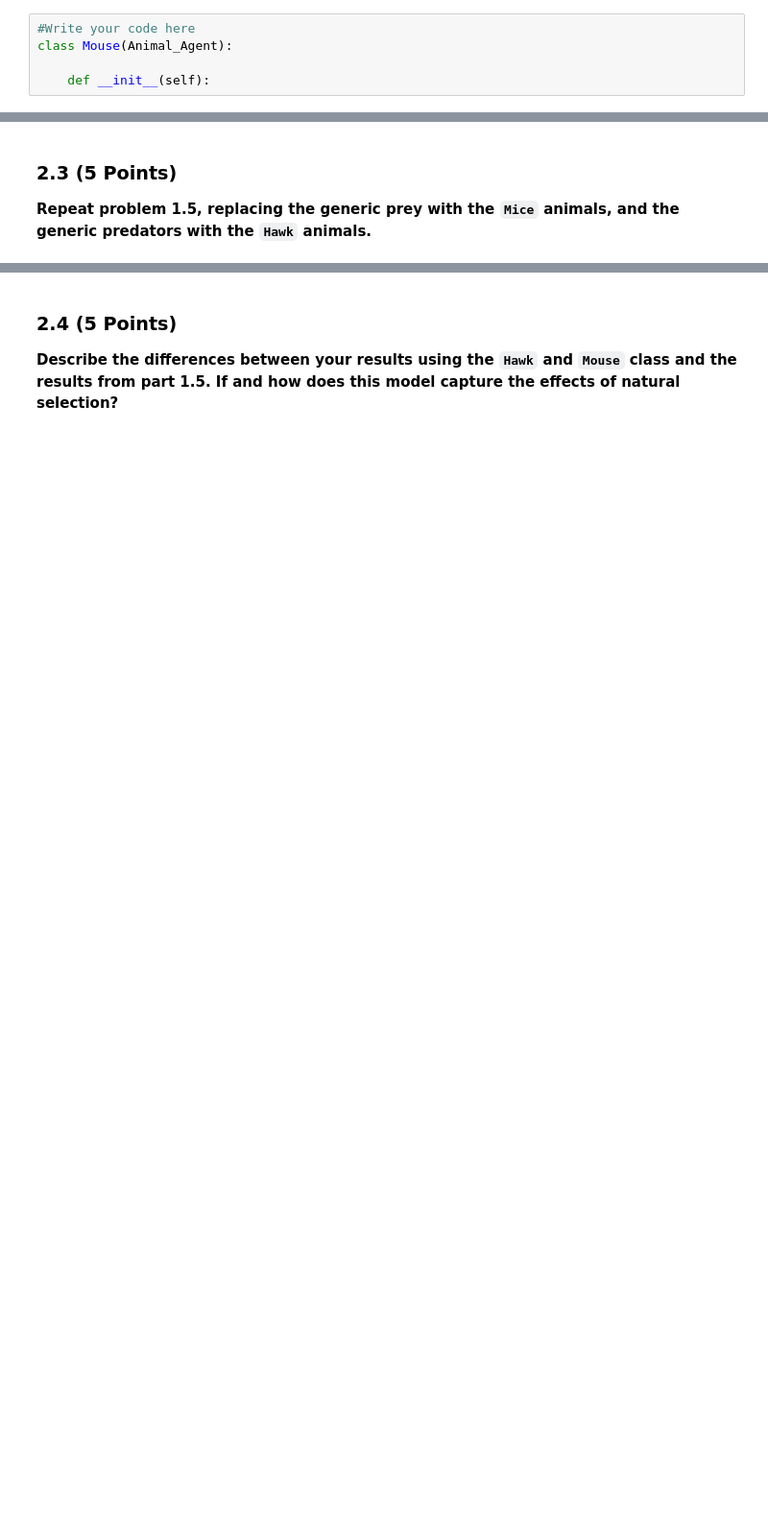
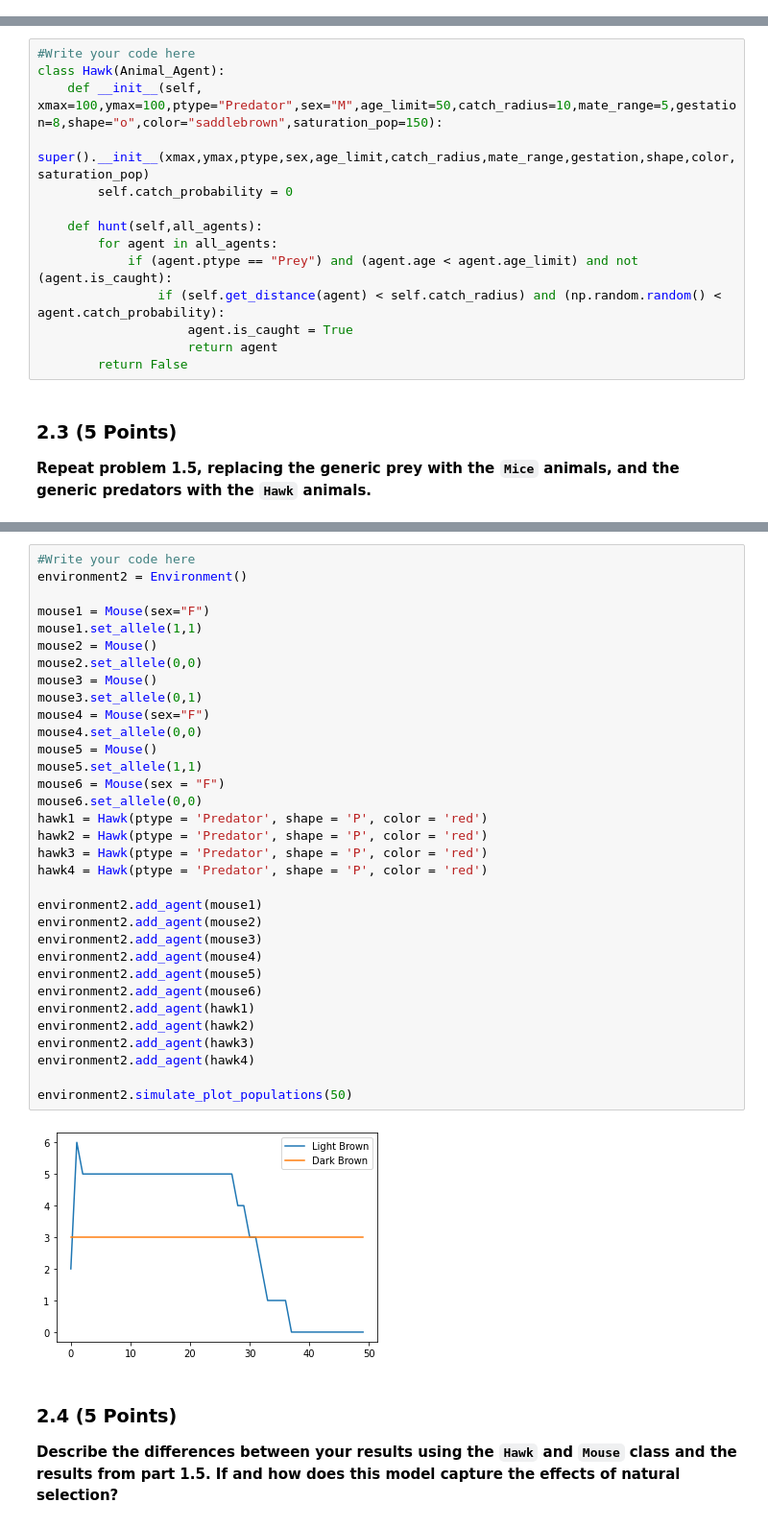
Before and after one commit to koehle61/CMSE202-s23-turnin, a Jupyter notebook: hw_03/HW3_ABMs_STUDENT.ipynb, the cells around one changed output, grey strips where cells are left out. Shown: that part at 96% size. Saved outputs shown, nothing was run; the diff lists cells and outputs as text; blank space fills up the shorter version.

Commit message:
last commit, finished part 2, added the new mouse and hawk classes and ran simulation again

```diff
--- a/hw_03/HW3_ABMs_STUDENT.ipynb
+++ b/hw_03/HW3_ABMs_STUDENT.ipynb
@@ -159,8 +159,3 @@ Create a new `Mouse` child class, using the `Animal_Agent` as the parent class.
 
 1. **In the `set_allele` method, add a new class attribute called `catch_probability`. For the light-brown mice, set `catch_probability` to 0.95. For dark brown mice, set the `catch_probability` to 0.05.**
 2. **Change the `Procreate` method so that they create new `Mouse` animal objects.**
-# %%
-#Write your code here
-class Mouse(Animal_Agent):
-
-    def __init__(self):
@@ -173,3 +216,17 @@ Create a new `Hawk` child class, using the `Animal_Agent` as the parent class. T
+# %%
+#Write your code here
+class Hawk(Animal_Agent):
+    def __init__(self, xmax=100,ymax=100,ptype="Predator",sex="M",age_limit=50,catch_radius=10,mate_range=5,gestation=8,shape="o",color="saddlebrown",saturation_pop=150):
+        super().__init__(xmax,ymax,ptype,sex,age_limit,catch_radius,mate_range,gestation,shape,color,saturation_pop)
+        self.catch_probability = 0
+
+    def hunt(self,all_agents):
+        for agent in all_agents:
+            if (agent.ptype == "Prey") and (agent.age < agent.age_limit) and not (agent.is_caught):
+                if (self.get_distance(agent) < self.catch_radius) and (np.random.random() < agent.catch_probability):
+                    agent.is_caught = True
+                    return agent
+        return False
 # %% [markdown]
 ### 2.3 (5 Points)
 
@@ -179,3 +234,38 @@ Create a new `Hawk` child class, using the `Animal_Agent` as the parent class. T
+# %%
+#Write your code here
+environment2 = Environment()
+
+mouse1 = Mouse(sex="F")
+mouse1.set_allele(1,1)
+mouse2 = Mouse()
+mouse2.set_allele(0,0)
+mouse3 = Mouse()
+mouse3.set_allele(0,1)
+mouse4 = Mouse(sex="F")
+mouse4.set_allele(0,0)
+mouse5 = Mouse()
+mouse5.set_allele(1,1)
+mouse6 = Mouse(sex = "F")
+mouse6.set_allele(0,0)
+hawk1 = Hawk(ptype = 'Predator', shape = 'P', color = 'red')
+hawk2 = Hawk(ptype = 'Predator', shape = 'P', color = 'red')
+hawk3 = Hawk(ptype = 'Predator', shape = 'P', color = 'red')
+hawk4 = Hawk(ptype = 'Predator', shape = 'P', color = 'red')
+
+environment2.add_agent(mouse1)
+environment2.add_agent(mouse2)
+environment2.add_agent(mouse3)
+environment2.add_agent(mouse4)
+environment2.add_agent(mouse5)
+environment2.add_agent(mouse6)
+environment2.add_agent(hawk1)
+environment2.add_agent(hawk2)
+environment2.add_agent(hawk3)
+environment2.add_agent(hawk4)
+
+environment2.simulate_plot_populations(50)
+# %% [output]
+[figure, added]
 # %% [markdown]
 ### 2.4 (5 Points)
 
```
Also changed, not shown: parts of 6 cells of this notebook.
